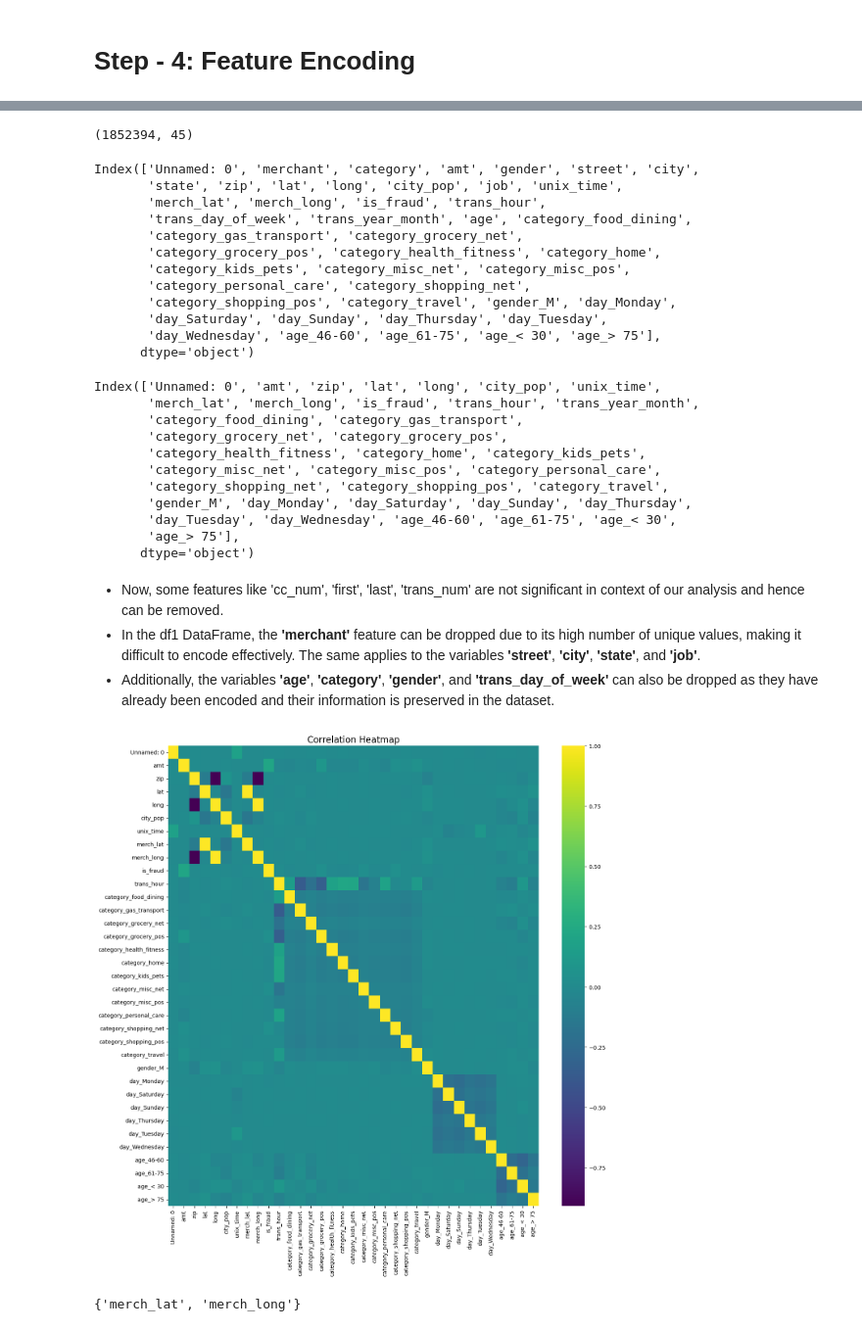
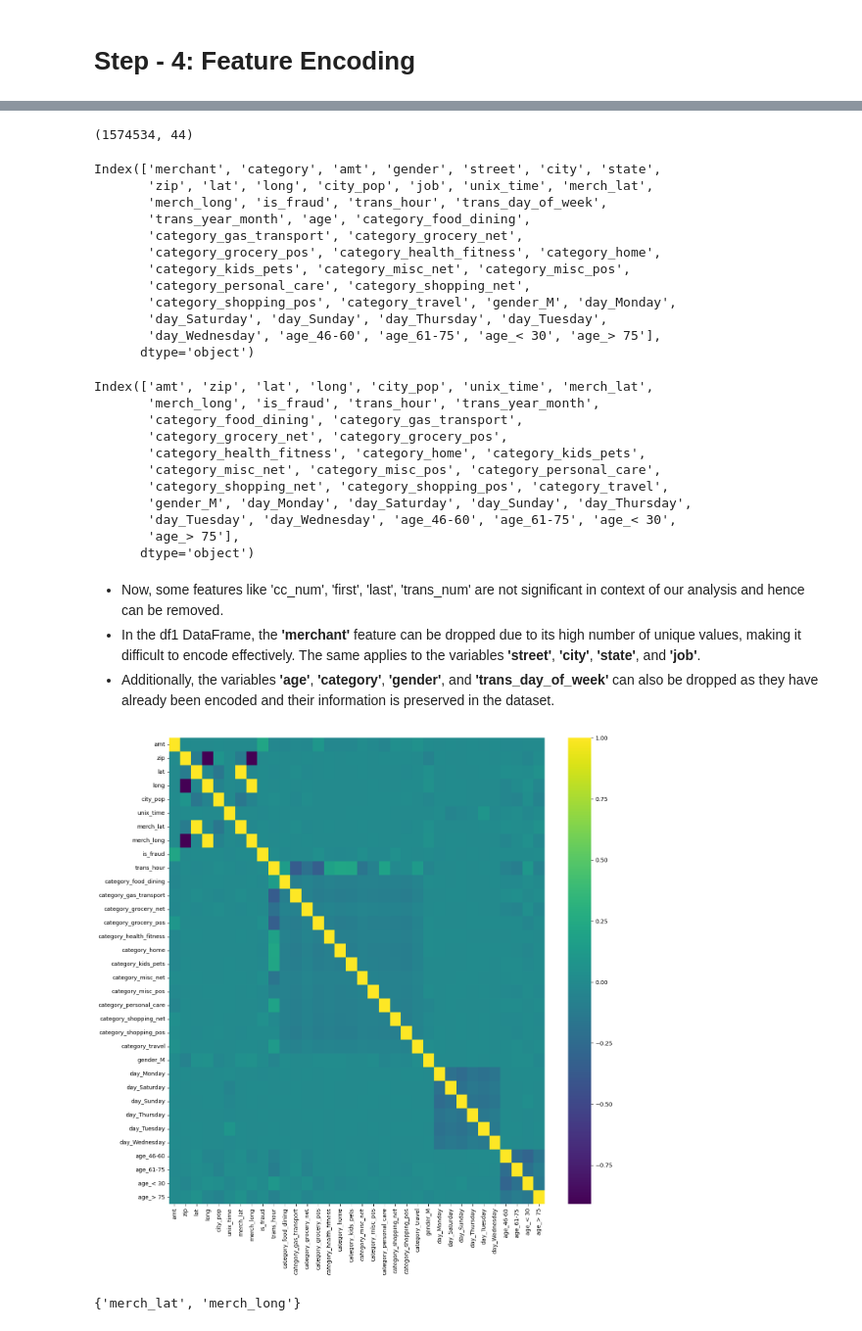
Before and after one commit to yashvisharma1204/financial_fraud_detection, a Jupyter notebook: notebooks/credit-card-fraud.ipynb, the cells around one changed output, grey strips where cells are left out. Shown at 98% size. Saved outputs shown, nothing was run; the diff lists cells and outputs as text; code cells hidden in the pictures.

```diff
--- a/notebooks/credit-card-fraud.ipynb
+++ b/notebooks/credit-card-fraud.ipynb
@@ -9,6 +10,10 @@ import seaborn as sns
 fraud_train = pd.read_csv('C:/Users/Yashvi Sharma/Desktop/Financial_Fraud/data/raw/fraudTrain.csv')
 # %%
 fraud_test = pd.read_csv('C:/Users/Yashvi Sharma/Desktop/Financial_Fraud/data/raw/fraudTest.csv')
+# %%
+fraud_test, validation = train_test_split(fraud_test, test_size=0.5, random_state=42)
+fraud_test.to_csv('C:/Users/Yashvi Sharma/Desktop/Financial_Fraud/data/processed/fraudTest.csv', index=False)
+validation.to_csv('C:/Users/Yashvi Sharma/Desktop/Financial_Fraud/data/processed/validation.csv', index=False)
 # %%
 df = pd.concat([fraud_train, fraud_test]).reset_index()
 # %%
@@ -954,11 +946,11 @@ df1.drop([ 'cc_num', 'trans_num'], axis=1, inplace=True)
 print(df1.shape)
 df1.columns
 # %% [output]
-(1852394, 45)
+(1574534, 44)
-Index(['Unnamed: 0', 'merchant', 'category', 'amt', 'gender', 'street', 'city',
-       'state', 'zip', 'lat', 'long', 'city_pop', 'job', 'unix_time',
-       'merch_lat', 'merch_long', 'is_fraud', 'trans_hour',
-       'trans_day_of_week', 'trans_year_month', 'age', 'category_food_dining',
+Index(['merchant', 'category', 'amt', 'gender', 'street', 'city', 'state',
+       'zip', 'lat', 'long', 'city_pop', 'job', 'unix_time', 'merch_lat',
+       'merch_long', 'is_fraud', 'trans_hour', 'trans_day_of_week',
+       'trans_year_month', 'age', 'category_food_dining',
        'category_gas_transport', 'category_grocery_net',
        'category_grocery_pos', 'category_health_fitness', 'category_home',
        'category_kids_pets', 'category_misc_net', 'category_misc_pos',
@@ -973,8 +965,8 @@ df1.drop(['merchant','street','city','state','job',
           'age'],axis=1, inplace=True)
 df1.columns
 # %% [output]
-Index(['Unnamed: 0', 'amt', 'zip', 'lat', 'long', 'city_pop', 'unix_time',
-       'merch_lat', 'merch_long', 'is_fraud', 'trans_hour', 'trans_year_month',
+Index(['amt', 'zip', 'lat', 'long', 'city_pop', 'unix_time', 'merch_lat',
+       'merch_long', 'is_fraud', 'trans_hour', 'trans_year_month',
        'category_food_dining', 'category_gas_transport',
        'category_grocery_net', 'category_grocery_pos',
        'category_health_fitness', 'category_home', 'category_kids_pets',
@@ -989,12 +981,13 @@ Index(['Unnamed: 0', 'amt', 'zip', 'lat', 'long', 'city_pop', 'unix_time',
 - In the df1 DataFrame, the **'merchant'** feature can be dropped due to its high number of unique values, making it difficult to encode effectively. The same applies to the variables **'street'**, **'city'**, **'state'**, and **'job'**.
 - Additionally, the variables **'age'**, **'category'**, **'gender'**, and **'trans_day_of_week'** can also be dropped as they have already been encoded and their information is preserved in the dataset.
 # %%
-plt.figure(figsize=(15, 15))
+df_numeric = df1.select_dtypes(include=['number'])
+df_random_under_corr = df_numeric.corr()
+plt.figure(figsize=(15,15))
 sns.heatmap(df_random_under_corr, cmap="viridis")
-plt.title("Correlation Heatmap", fontsize=16)
 plt.show()
 # %% [output]
-[figure, old version]
+[figure, new version]
 # %%
 def correlation(dataset, threshold):
     col_corr = set()
```
Also changed, not shown: parts of 44 cells of this notebook.
